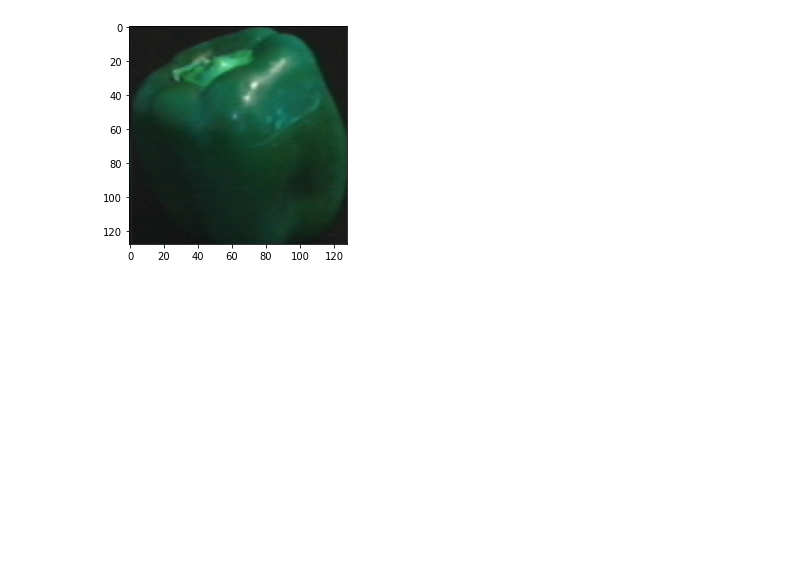
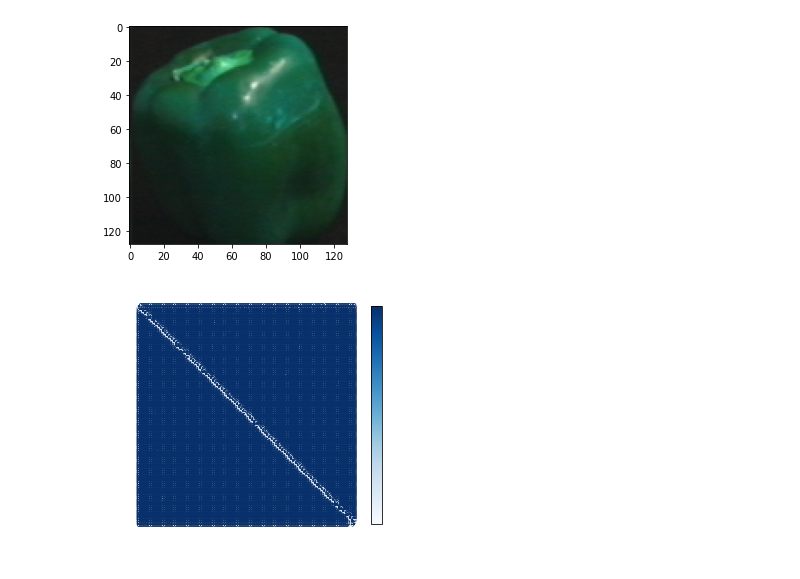
Before and after one commit to thanglong2000pro/Object_Classification_BOW, a Jupyter notebook: object-detection/test.ipynb, the cells around one changed output. Cells and saved outputs as stored; diff of their text form; code cells hidden in the pictures; blank space fills up the shorter version.

Commit message:
add confusion matrix

```diff
--- a/object-detection/test.ipynb
+++ b/object-detection/test.ipynb
@@ -143,3 +143,17 @@ inference(image_paths, image_classes, classes_names, pred, 21)
 label:  obj82
 pred:  obj82
 [figure]
+# %%
+import matplotlib.pyplot as plt
+from sklearn.metrics import plot_confusion_matrix
+
+color = 'white'
+matrix = plot_confusion_matrix(clf, test_features, image_classes, cmap=plt.cm.Blues)
+matrix.ax_.set_title('Confusion Matrix', color=color)
+plt.xlabel('Predicted Label', color=color)
+plt.ylabel('True Label', color=color)
+plt.gcf().axes[0].tick_params(colors=color)
+plt.gcf().axes[1].tick_params(colors=color)
+plt.show()
+# %% [output]
+[figure, added]
```
